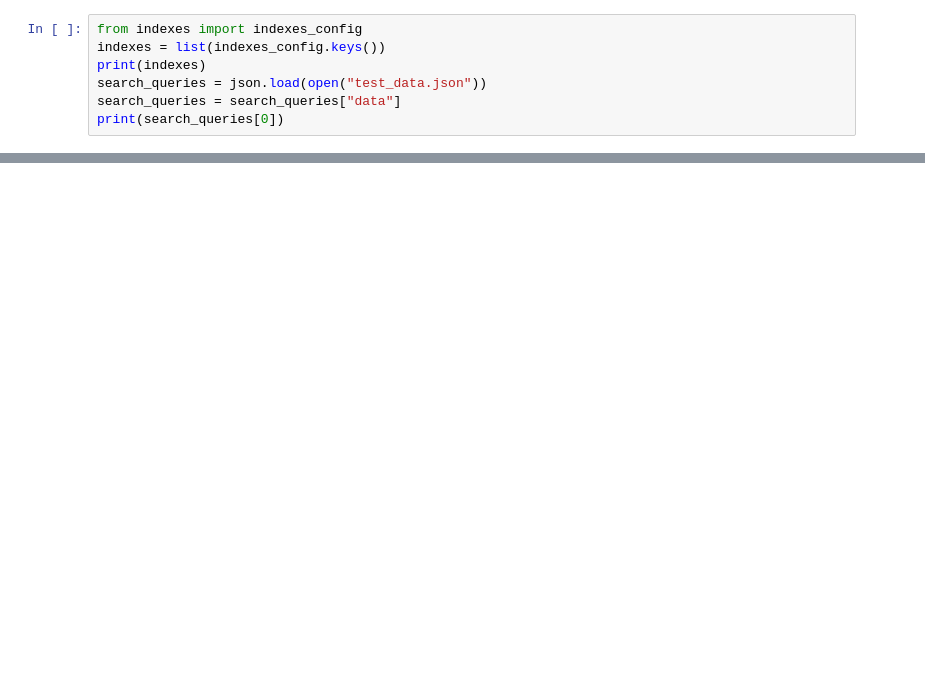
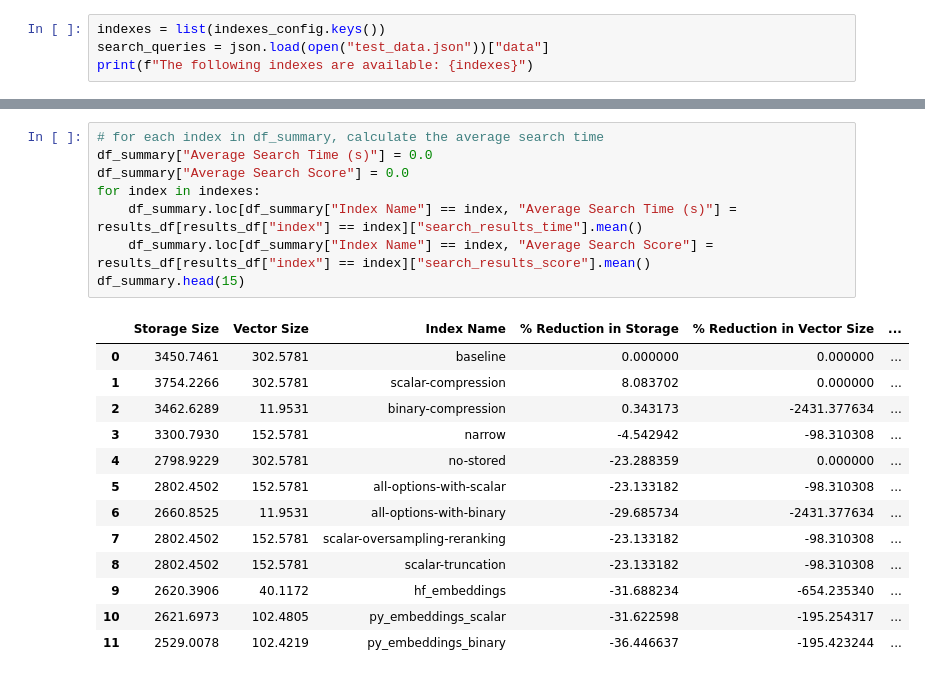
Before and after one commit to sriksmachi/vector-opt-ai-search, a Jupyter notebook: optimized_vector_embeddings.ipynb, the cells around one changed output, grey strips where cells are left out. Saved outputs shown, nothing was run; the diff lists cells and outputs as text; blank space fills up the shorter version.

```diff
--- a/optimized_vector_embeddings.ipynb
+++ b/optimized_vector_embeddings.ipynb
@@ -31,10 +41,7 @@ from azure.search.documents.indexes import SearchIndexClient
 search_index_client = SearchIndexClient(
 search_service_endpoint, AzureKeyCredential(search_service_key))
 # %%
-from indexes import indexes_config
 indexes = list(indexes_config.keys())
-print(indexes)
-search_queries = json.load(open("test_data.json"))
-search_queries = search_queries["data"]
-print(search_queries[0])
+search_queries = json.load(open("test_data.json"))["data"]
+print(f"The following indexes are available: {indexes}")
 # %% [output]
@@ -97,0 +219,22 @@ df.head()
+# %%
+# for each index in df_summary, calculate the average search time
+df_summary["Average Search Time (s)"] = 0.0
+df_summary["Average Search Score"] = 0.0
+for index in indexes:
+    df_summary.loc[df_summary["Index Name"] == index, "Average Search Time (s)"] = results_df[results_df["index"] == index]["search_results_time"].mean()
+    df_summary.loc[df_summary["Index Name"] == index, "Average Search Score"] = results_df[results_df["index"] == index]["search_results_score"].mean()
+df_summary.head(15)
+# %% [output]
+|  | Storage Size | Vector Size | Index Name | % Reduction in Storage | % Reduction in Vector Size | ... |
+| 0 | 3450.7461 | 302.5781 | baseline | 0.000000 | 0.000000 | ... |
+| 1 | 3754.2266 | 302.5781 | scalar-compression | 8.083702 | 0.000000 | ... |
+| 2 | 3462.6289 | 11.9531 | binary-compression | 0.343173 | -2431.377634 | ... |
+| 3 | 3300.7930 | 152.5781 | narrow | -4.542942 | -98.310308 | ... |
+| 4 | 2798.9229 | 302.5781 | no-stored | -23.288359 | 0.000000 | ... |
+| 5 | 2802.4502 | 152.5781 | all-options-with-scalar | -23.133182 | -98.310308 | ... |
+| 6 | 2660.8525 | 11.9531 | all-options-with-binary | -29.685734 | -2431.377634 | ... |
+| 7 | 2802.4502 | 152.5781 | scalar-oversampling-reranking | -23.133182 | -98.310308 | ... |
+| 8 | 2802.4502 | 152.5781 | scalar-truncation | -23.133182 | -98.310308 | ... |
+| 9 | 2620.3906 | 40.1172 | hf_embeddings | -31.688234 | -654.235340 | ... |
+| 10 | 2621.6973 | 102.4805 | py_embeddings_scalar | -31.622598 | -195.254317 | ... |
+| 11 | 2529.0078 | 102.4219 | py_embeddings_binary | -36.446637 | -195.423244 | ... |
```
Also changed, not shown: parts of 22 cells of this notebook, 2 other files.
